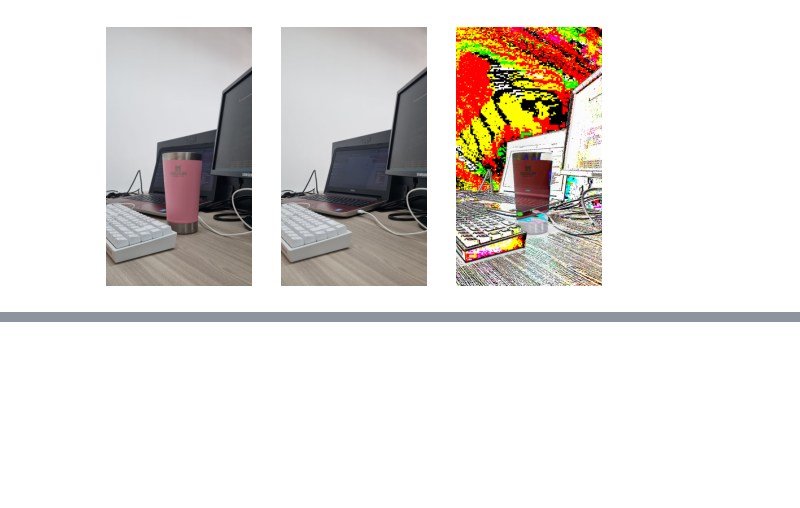
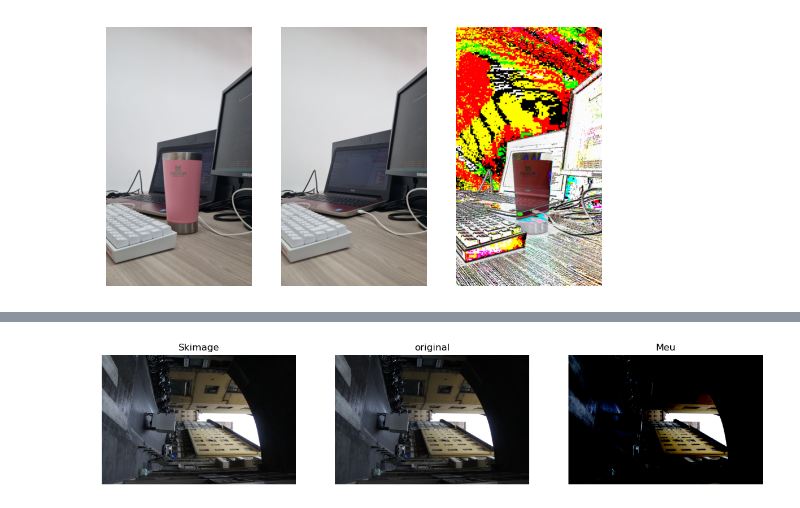
Before and after one commit to mahteus-sanches/natural_artificial_vision, a Jupyter notebook: 17_abril.ipynb, the cells around one changed output, grey strips where cells are left out. Cells and saved outputs as stored; diff of their text form; code cells hidden in the pictures; blank space fills up the shorter version.

```diff
--- a/17_abril.ipynb
+++ b/17_abril.ipynb
@@ -210,0 +263,27 @@ print(copo)
+# %%
+#logaritmo de imagem
+def log_img(img):
+    img1 = (img - np.min(img)) / (np.max(img) - np.min(img))
+    img1 = np.clip(1+np.log(img1), 0, 1)* 255
+
+    return img1.astype(np.uint8)
+
+log_rua = log_img(rua)
+log_rua_skimg = exposure.adjust_log(rua)
+
+plt.figure(figsize=(15,10))
+plt.subplot(1,3,1)
+plt.title('Skimage')
+plt.imshow(log_rua_skimg)
+plt.axis('off')
+plt.subplot(1,3,2)
+plt.title('original')
+plt.imshow(rua)
+plt.axis('off')
+plt.subplot(1,3,3)
+plt.title('Meu')
+plt.imshow(log_rua)
+plt.axis('off')
+plt.show()
+# %% [output]
+[figure, added]
```
Also changed, not shown: parts of 12 cells of this notebook.
